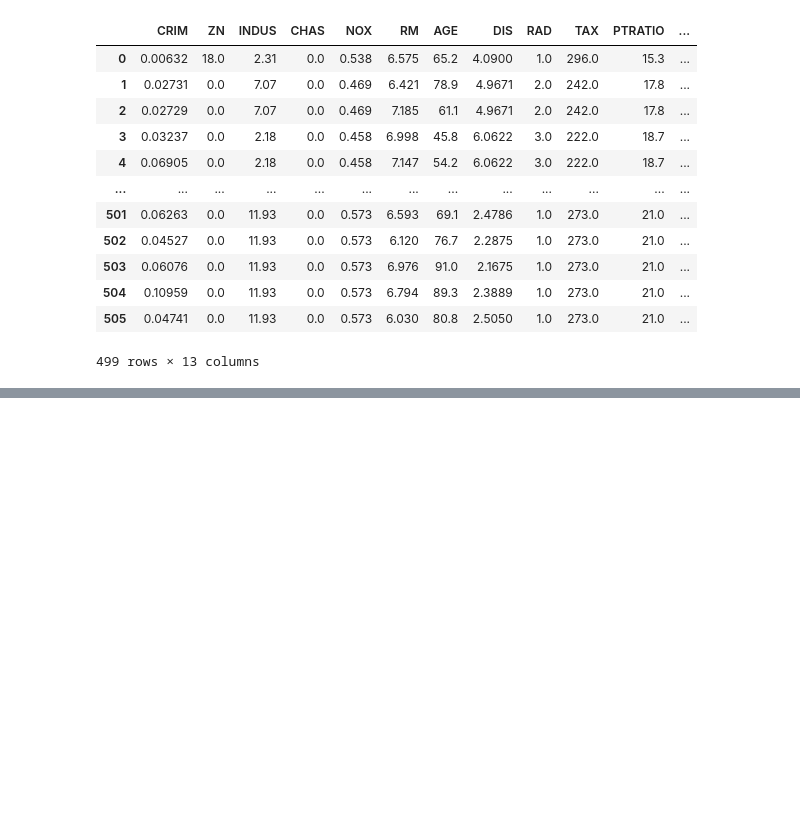
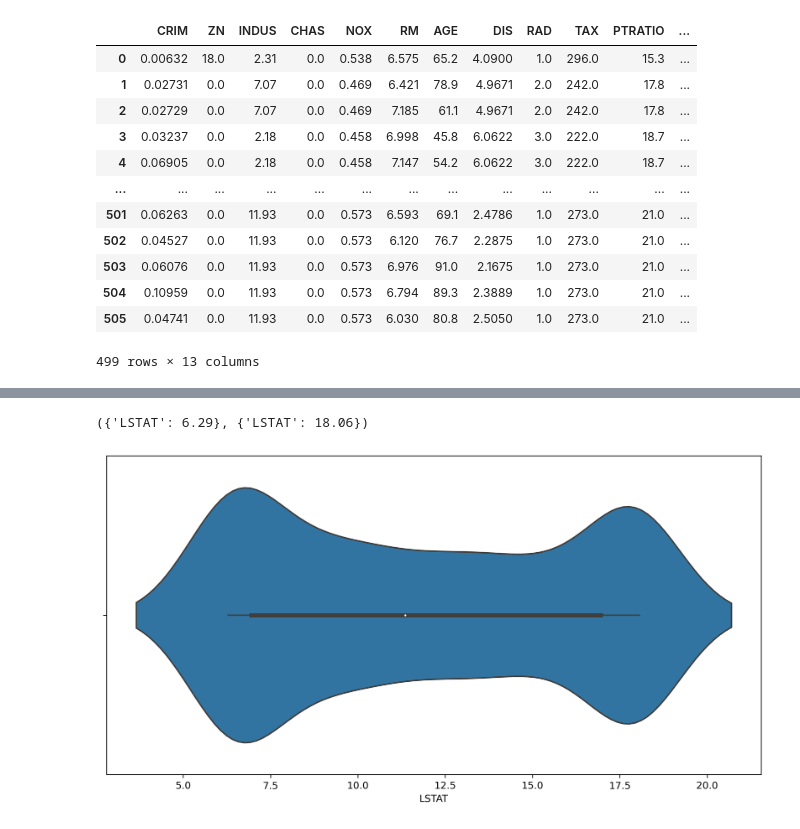
Before and after one commit to ashen007/Feature_enginering, a Jupyter notebook: notebooks/outliers.ipynb, the cells around one changed output, grey strips where cells are left out. Drawn from its saved outputs; the diff is of its cells as text; code cells hidden in the pictures; blank space fills up the shorter version.

```diff
--- a/notebooks/outliers.ipynb
+++ b/notebooks/outliers.ipynb
@@ -87,0 +97,12 @@ plt.show()
+# %%
+windsorizer = Winsorizer(capping_method='quantiles',tail='both',variables=['LSTAT'],fold=0.2)
+windsorizer.fit(data)
+windsorizer.left_tail_caps_,windsorizer.right_tail_caps_
+# %% [output]
+({'LSTAT': 6.29}, {'LSTAT': 18.06})
+# %%
+plt.figure(figsize=[12,6],dpi=300)
+sns.violinplot(x=windsorizer.transform(data).LSTAT)
+plt.show()
+# %% [output]
+[figure, added]
```
Also changed, not shown: parts of 2 cells of this notebook.
